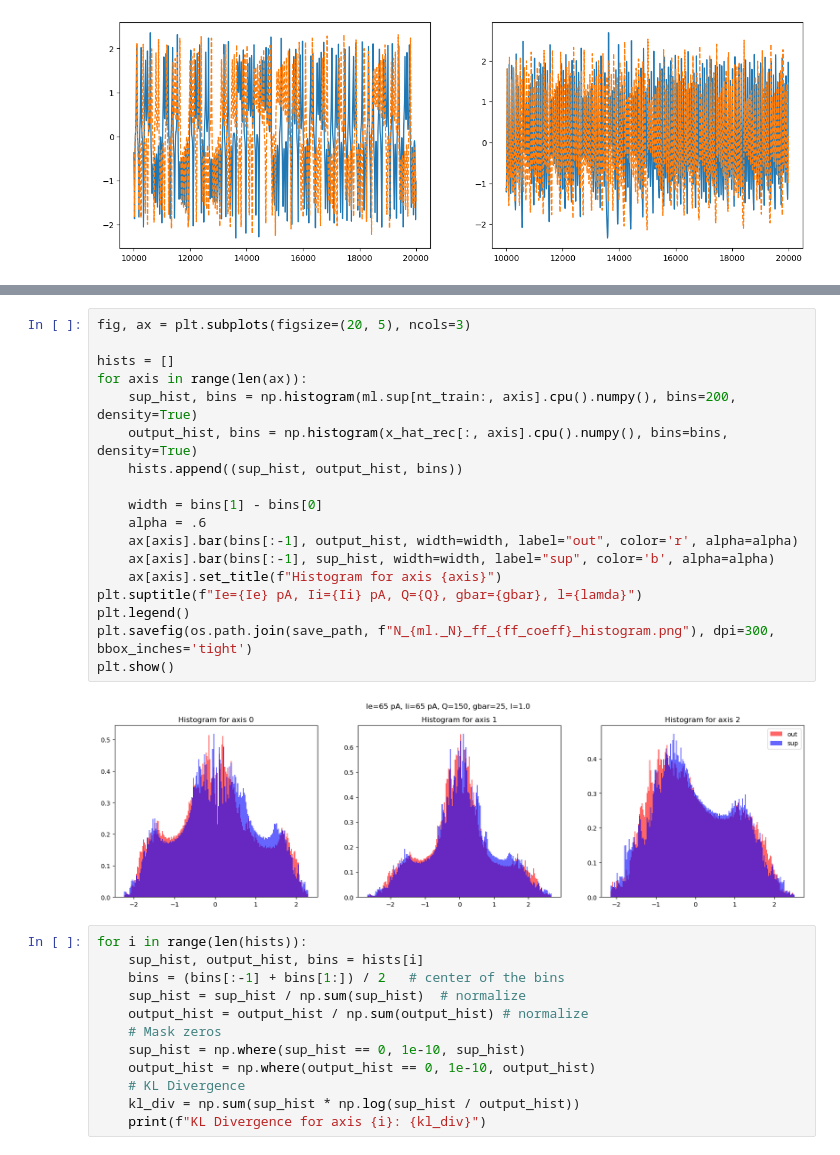
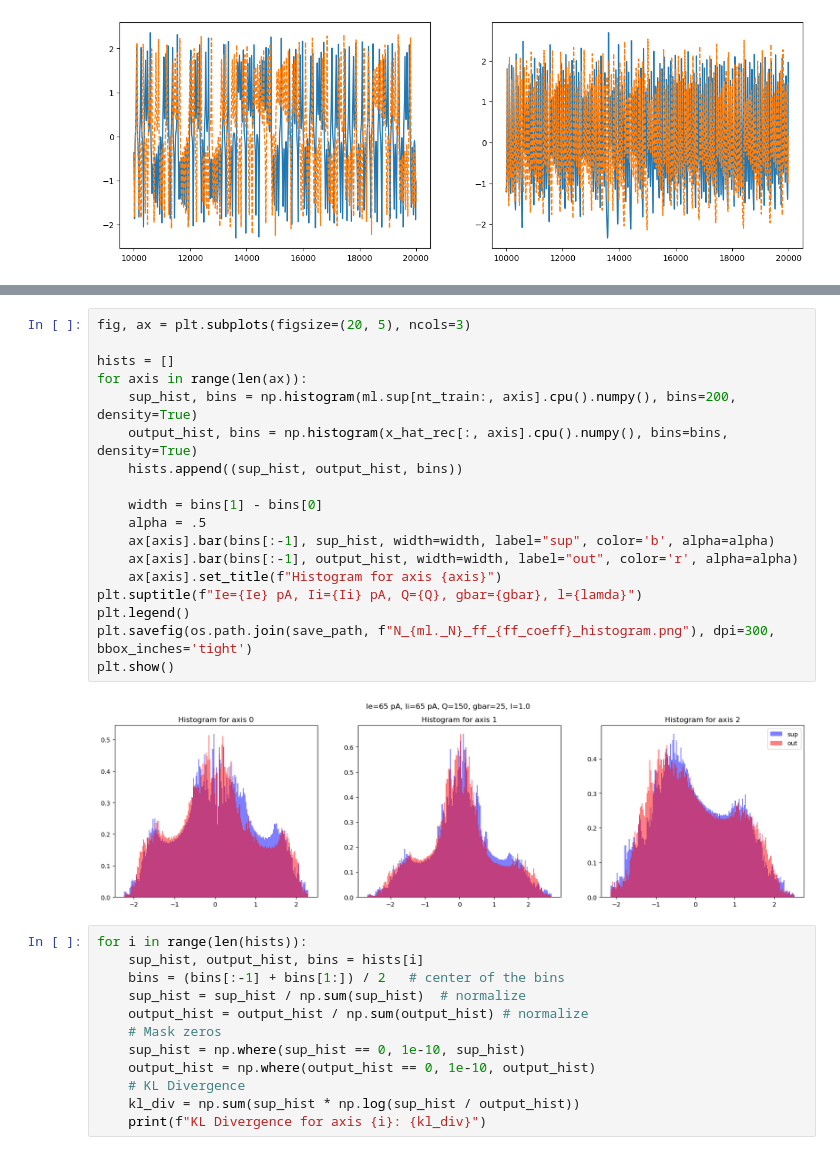
Before and after one commit to themahani/ml_force_research, a Jupyter notebook: morris_lecar/test_force copy.ipynb, the cells around one changed output, grey strips where cells are left out. Cells and saved outputs as stored; diff of their text form.

```diff
--- a/morris_lecar/test_force copy.ipynb
+++ b/morris_lecar/test_force copy.ipynb
@@ -302,23 +302,23 @@ plt.show()
 # %%
 fig, ax = plt.subplots(figsize=(20, 5), ncols=3)
 
 hists = []
 for axis in range(len(ax)):
     sup_hist, bins = np.histogram(ml.sup[nt_train:, axis].cpu().numpy(), bins=200, density=True)
     output_hist, bins = np.histogram(x_hat_rec[:, axis].cpu().numpy(), bins=bins, density=True)
     hists.append((sup_hist, output_hist, bins))
 
     width = bins[1] - bins[0]
-    alpha = .6
+    alpha = .5
+    ax[axis].bar(bins[:-1], sup_hist, width=width, label="sup", color='b', alpha=alpha)
     ax[axis].bar(bins[:-1], output_hist, width=width, label="out", color='r', alpha=alpha)
-    ax[axis].bar(bins[:-1], sup_hist, width=width, label="sup", color='b', alpha=alpha)
     ax[axis].set_title(f"Histogram for axis {axis}")
 plt.suptitle(f"Ie={Ie} pA, Ii={Ii} pA, Q={Q}, gbar={gbar}, l={lamda}")
 plt.legend()
 plt.savefig(os.path.join(save_path, f"N_{ml._N}_ff_{ff_coeff}_histogram.png"), dpi=300, bbox_inches='tight')
 plt.show()
 # %% [output]
-[figure, old version]
+[figure, new version]
 # %%
 for i in range(len(hists)):
     sup_hist, output_hist, bins = hists[i]
```
Also changed, not shown: parts of 2 cells of this notebook, 2 other files.
